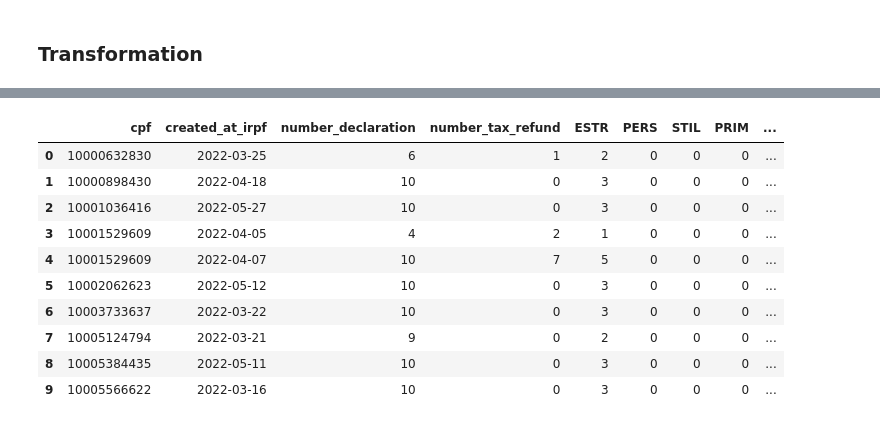
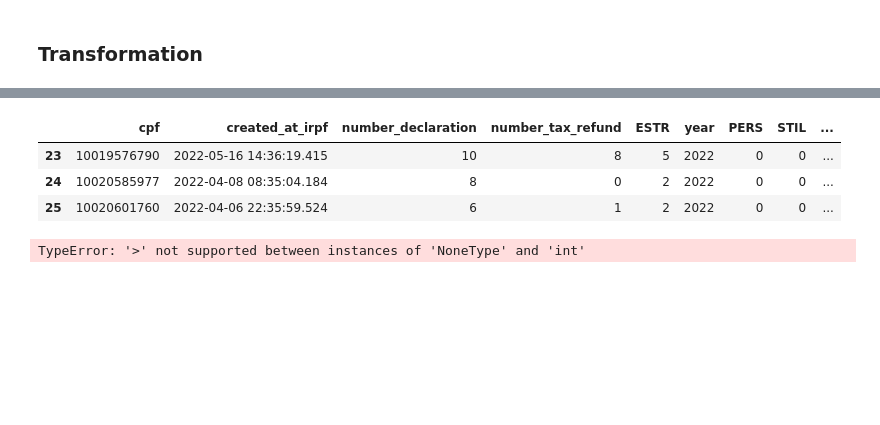
Before and after one commit to jardesonbarbosa-openco/fs_preprocessing, a Jupyter notebook: notebooks/data_analysis.ipynb, the cells around one changed output, grey strips where cells are left out. Cells and saved outputs as stored; diff of their text form; code cells hidden in the pictures; blank space fills up the shorter version.

```diff
--- a/notebooks/data_analysis.ipynb
+++ b/notebooks/data_analysis.ipynb
@@ -240,6 +240,8 @@ def set_star_number(arr_declarations: np.array, arr_refunds: np.array):
     #return ret_func(arr_declarations, arr_refunds, star_array)
     return np.array([retrieve_stars(y, x, star_array)
                         for y, x in zip(arr_declarations, arr_refunds)])
+# %%
+df['created_at_irpf'] = df['time_stamp']
 # %%
 cols = ['person_id', 'loan_id', 'irpf_id',
         'created_at_irpf', 'product_code',
@@ -331,6 +306,4 @@ df[df['cpf'] == '10756001706']
 # %%
-bob = gp_estr.merge(
+gp_estr = gp_estr.merge(
                 df[['cpf', 'created_at_irpf', 'branch_code_pl']].drop_duplicates(keep='first'),
                 on=['cpf', 'created_at_irpf'], how='left')
-
-bob[bob.duplicated(['cpf', 'created_at_irpf'], keep=False)]
@@ -402,17 +365,14 @@ dtype: int64
-# %%
-gp_estr.head(10)
-# %% [output]
-|  | cpf | created_at_irpf | number_declaration | number_tax_refund | ESTR | PERS | STIL | PRIM | ... |
-| 0 | 10000632830 | 2022-03-25 | 6 | 1 | 2 | 0 | 0 | 0 | ... |
-| 1 | 10000898430 | 2022-04-18 | 10 | 0 | 3 | 0 | 0 | 0 | ... |
-| 2 | 10001036416 | 2022-05-27 | 10 | 0 | 3 | 0 | 0 | 0 | ... |
-| 3 | 10001529609 | 2022-04-05 | 4 | 2 | 1 | 0 | 0 | 0 | ... |
-| 4 | 10001529609 | 2022-04-07 | 10 | 7 | 5 | 0 | 0 | 0 | ... |
-| 5 | 10002062623 | 2022-05-12 | 10 | 0 | 3 | 0 | 0 | 0 | ... |
-| 6 | 10003733637 | 2022-03-22 | 10 | 0 | 3 | 0 | 0 | 0 | ... |
-| 7 | 10005124794 | 2022-03-21 | 9 | 0 | 2 | 0 | 0 | 0 | ... |
-| 8 | 10005384435 | 2022-05-11 | 10 | 0 | 3 | 0 | 0 | 0 | ... |
-| 9 | 10005566622 | 2022-03-16 | 10 | 0 | 3 | 0 | 0 | 0 | ... |
+# %%
+gp_estr.loc[23:25]
+# %% [output]
+|  | cpf | created_at_irpf | number_declaration | number_tax_refund | ESTR | year | PERS | STIL | ... |
+| 23 | 10019576790 | 2022-05-16 14:36:19.415 | 10 | 8 | 5 | 2022 | 0 | 0 | ... |
+| 24 | 10020585977 | 2022-04-08 08:35:04.184 | 8 | 0 | 2 | 2022 | 0 | 0 | ... |
+| 25 | 10020601760 | 2022-04-06 22:35:59.524 | 6 | 1 | 2 | 2022 | 0 | 0 | ... |
+# %%
+calculate_presumed_income(gp_estr.loc[23:25], presumed_income_dict)
+# %% [output]
+TypeError: '>' not supported between instances of 'NoneType' and 'int'
 # %%
 ### max(ESTR.get(value), max(Agencias IRPF), max (agencia declarada))
 
```
Also changed, not shown: parts of 7 cells of this notebook.
